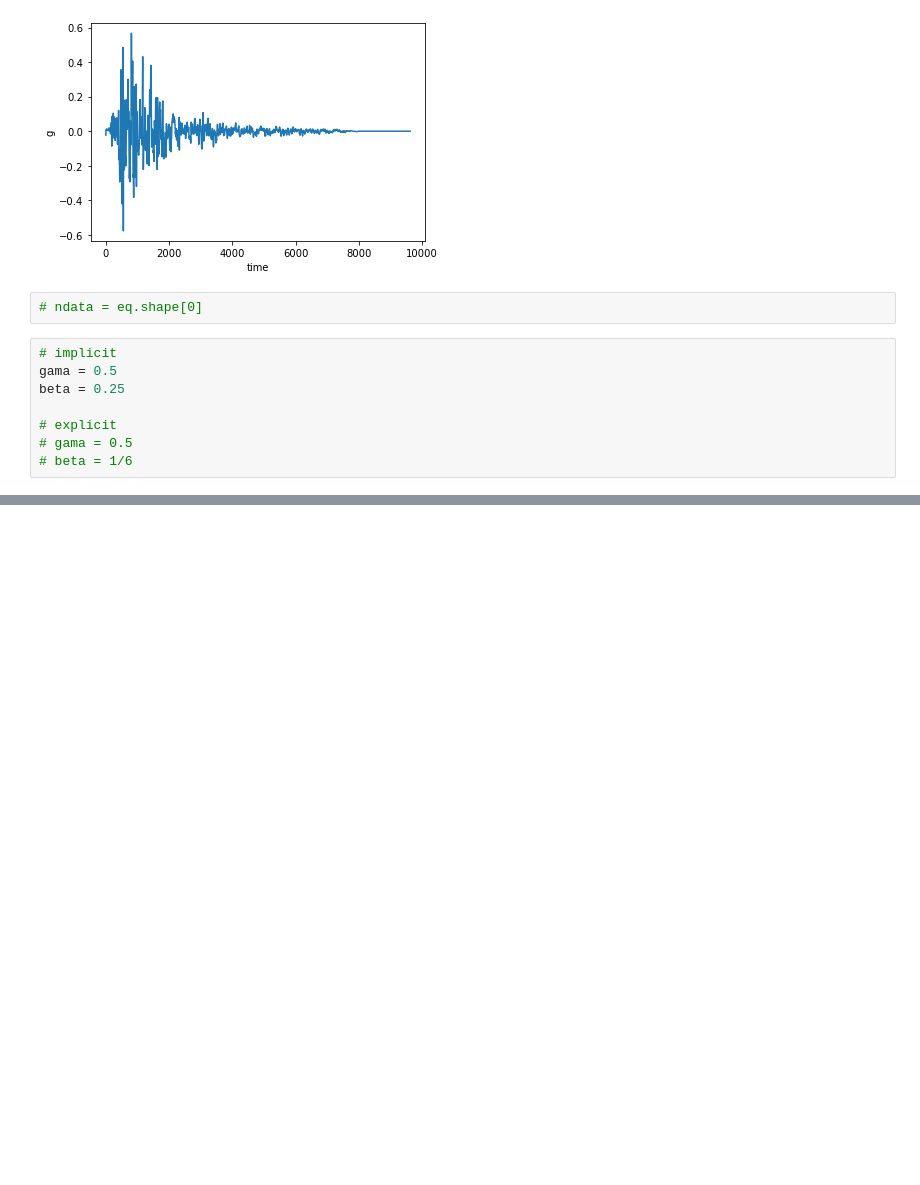
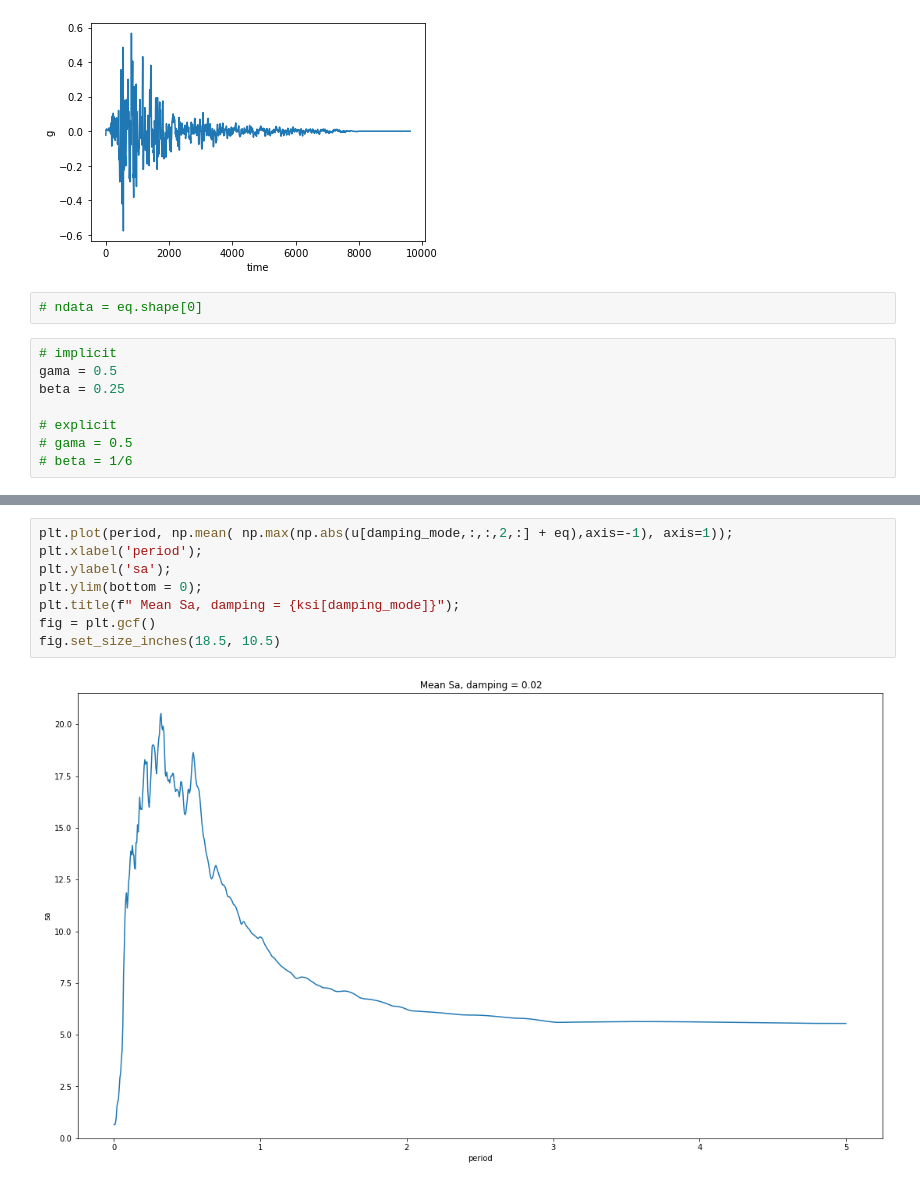
Before and after one commit to kkocamaz/py_learning, a Jupyter notebook: spectra/Untitled.ipynb, the cells around one changed output, grey strips where cells are left out. Cells and saved outputs as stored; diff of their text form; blank space fills up the shorter version.

```diff
--- a/spectra/Untitled.ipynb
+++ b/spectra/Untitled.ipynb
@@ -139,0 +132,10 @@ UsageError: %%svg is a cell magic, but the cell body is empty.
+# %%
+plt.plot(period, np.mean( np.max(np.abs(u[damping_mode,:,:,2,:] + eq),axis=-1), axis=1));
+plt.xlabel('period');
+plt.ylabel('sa');
+plt.ylim(bottom = 0);
+plt.title(f" Mean Sa, damping = {ksi[damping_mode]}");
+fig = plt.gcf()
+fig.set_size_inches(18.5, 10.5)
+# %% [output]
+[figure, added]
```
Also changed, not shown: parts of 11 cells of this notebook.
